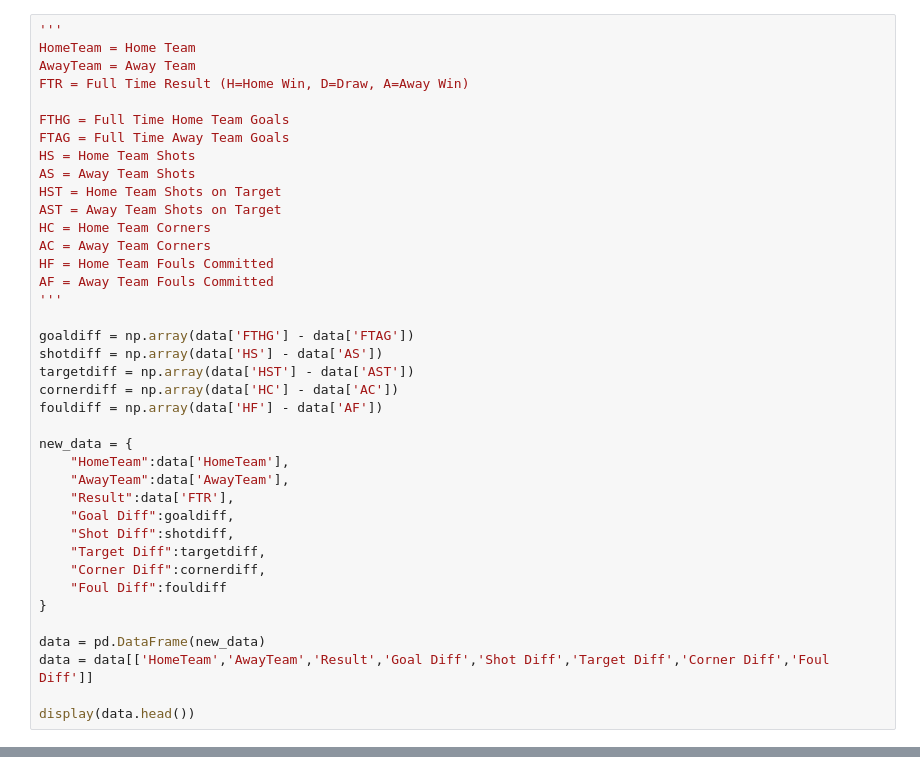
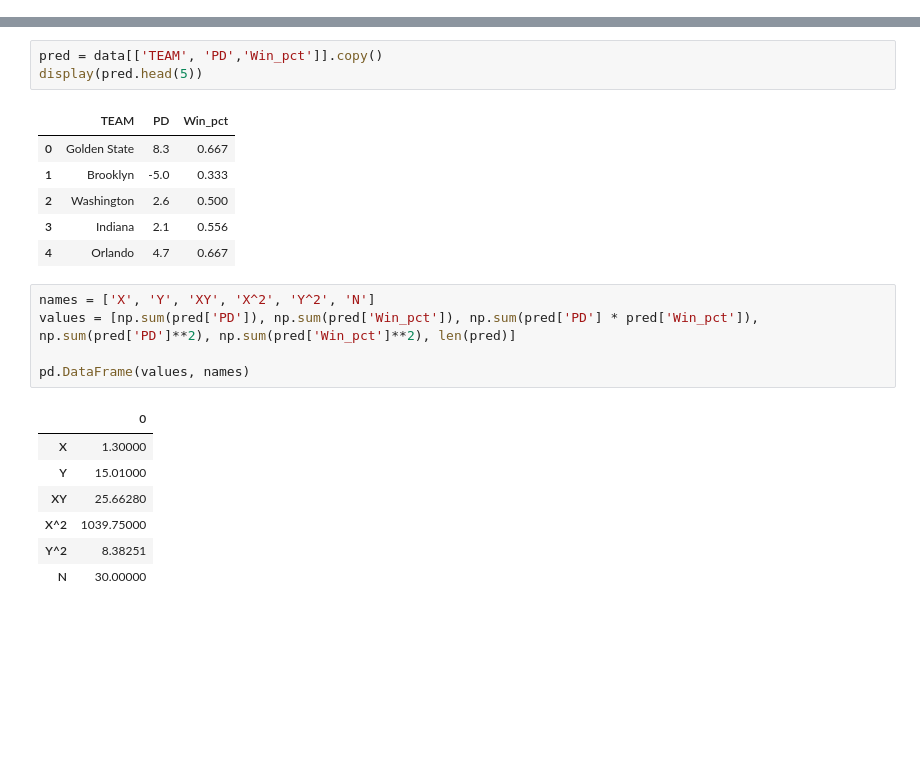
Before and after one commit to jacobdanovitch/Data-Science-Workshops, a Jupyter notebook: Linear Regression.ipynb, the cells around one changed output, grey strips where cells are left out. Saved outputs shown, nothing was run; the diff lists cells and outputs as text; blank space fills up the shorter version.

```diff
--- a/Linear Regression.ipynb
+++ b/Linear Regression.ipynb
@@ -42,39 +21,0 @@ display(data.head())
-# %%
-'''
-HomeTeam = Home Team
-AwayTeam = Away Team
-FTR = Full Time Result (H=Home Win, D=Draw, A=Away Win)
-
-FTHG = Full Time Home Team Goals
-FTAG = Full Time Away Team Goals
-HS = Home Team Shots
-AS = Away Team Shots
-HST = Home Team Shots on Target
-AST = Away Team Shots on Target
-HC = Home Team Corners
-AC = Away Team Corners
-HF = Home Team Fouls Committed
-AF = Away Team Fouls Committed
-'''
-
-goaldiff = np.array(data['FTHG'] - data['FTAG'])
-shotdiff = np.array(data['HS'] - data['AS'])
-targetdiff = np.array(data['HST'] - data['AST'])
-cornerdiff = np.array(data['HC'] - data['AC'])
-fouldiff = np.array(data['HF'] - data['AF'])
-
-new_data = {
-    "HomeTeam":data['HomeTeam'],
-    "AwayTeam":data['AwayTeam'],
-    "Result":data['FTR'],
-    "Goal Diff":goaldiff,
-    "Shot Diff":shotdiff,
-    "Target Diff":targetdiff,
-    "Corner Diff":cornerdiff,
-    "Foul Diff":fouldiff
-}
-
-data = pd.DataFrame(new_data)
-data = data[['HomeTeam','AwayTeam','Result','Goal Diff','Shot Diff','Target Diff','Corner Diff','Foul Diff']]
-
-display(data.head())
@@ -108,0 +22,23 @@ array([[<matplotlib.axes._subplots.AxesSubplot object at 0x...>,
+# %%
+pred = data[['TEAM', 'PD','Win_pct']].copy()
+display(pred.head(5))
+# %% [output]
+|  | TEAM | PD | Win_pct |
+| 0 | Golden State | 8.3 | 0.667 |
+| 1 | Brooklyn | -5.0 | 0.333 |
+| 2 | Washington | 2.6 | 0.500 |
+| 3 | Indiana | 2.1 | 0.556 |
+| 4 | Orlando | 4.7 | 0.667 |
+# %%
+names = ['X', 'Y', 'XY', 'X^2', 'Y^2', 'N']
+values = [np.sum(pred['PD']), np.sum(pred['Win_pct']), np.sum(pred['PD'] * pred['Win_pct']), np.sum(pred['PD']**2), np.sum(pred['Win_pct']**2), len(pred)]
+
+pd.DataFrame(values, names)
+# %% [output]
+|  | 0 |
+| X | 1.30000 |
+| Y | 15.01000 |
+| XY | 25.66280 |
+| X^2 | 1039.75000 |
+| Y^2 | 8.38251 |
+| N | 30.00000 |
```
Also changed, not shown: parts of 24 cells of this notebook, 2 other files.
